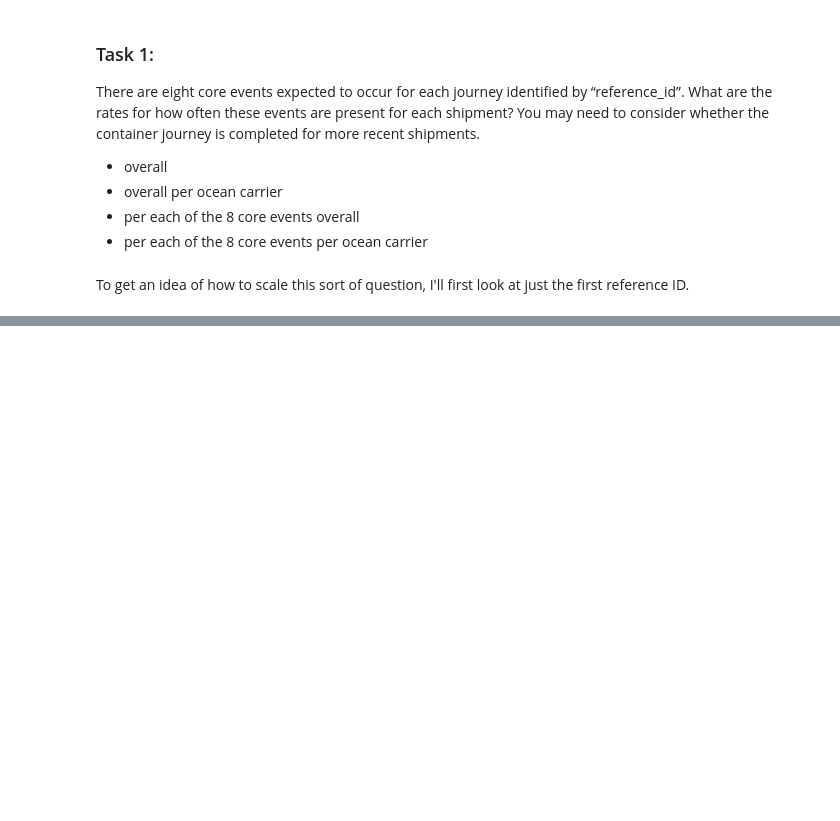
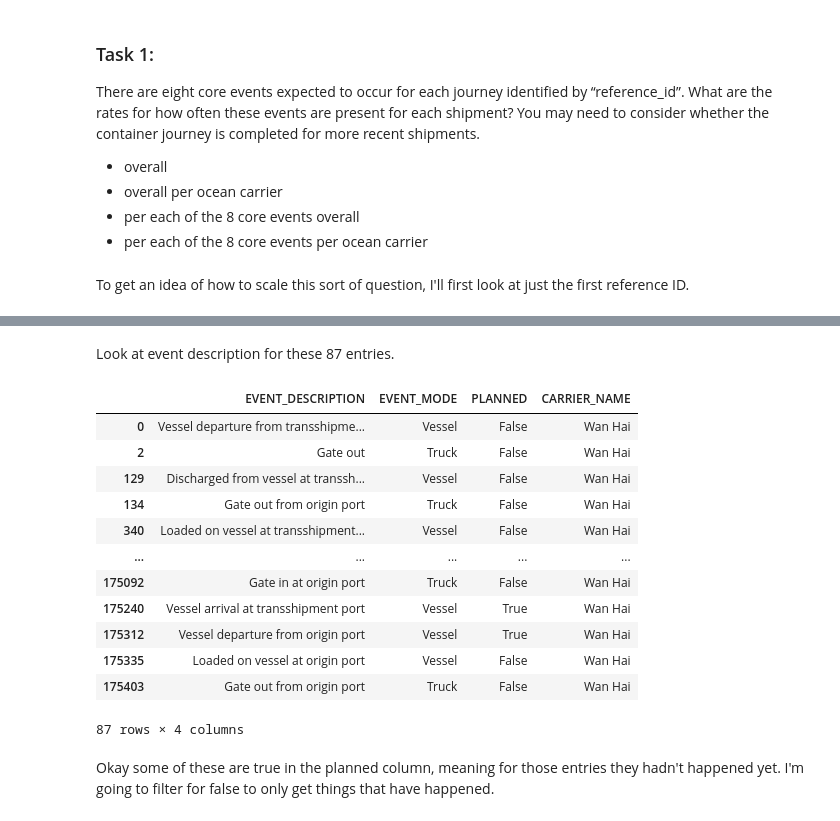
Before and after one commit to beckynevin/ShipIt, a Jupyter notebook: ExploreData.ipynb, the cells around one changed output, grey strips where cells are left out. Saved outputs shown, nothing was run; the diff lists cells and outputs as text; code cells hidden in the pictures; blank space fills up the shorter version.

```diff
--- a/ExploreData.ipynb
+++ b/ExploreData.ipynb
@@ -98,0 +117,20 @@ To get an idea of how to scale this sort of question, I'll first look at just th
+# %% [markdown]
+Look at event description for these 87 entries.
+# %%
+first_id[['EVENT_DESCRIPTION', 'EVENT_MODE', 'PLANNED', 'CARRIER_NAME']]
+# %% [output]
+|  | EVENT_DESCRIPTION | EVENT_MODE | PLANNED | CARRIER_NAME |
+| 0 | Vessel departure from transshipme... | Vessel | False | Wan Hai |
+| 2 | Gate out | Truck | False | Wan Hai |
+| 129 | Discharged from vessel at transsh... | Vessel | False | Wan Hai |
+| 134 | Gate out from origin port | Truck | False | Wan Hai |
+| 340 | Loaded on vessel at transshipment... | Vessel | False | Wan Hai |
+| ... | ... | ... | ... | ... |
+| 175092 | Gate in at origin port | Truck | False | Wan Hai |
+| 175240 | Vessel arrival at transshipment port | Vessel | True | Wan Hai |
+| 175312 | Vessel departure from origin port | Vessel | True | Wan Hai |
+| 175335 | Loaded on vessel at origin port | Vessel | False | Wan Hai |
+| 175403 | Gate out from origin port | Truck | False | Wan Hai |
+87 rows × 4 columns
+# %% [markdown]
+Okay some of these are true in the planned column, meaning for those entries they hadn't happened yet. I'm going to filter for false to only get things that have happened.
```
Also changed, not shown: parts of 26 cells of this notebook.
